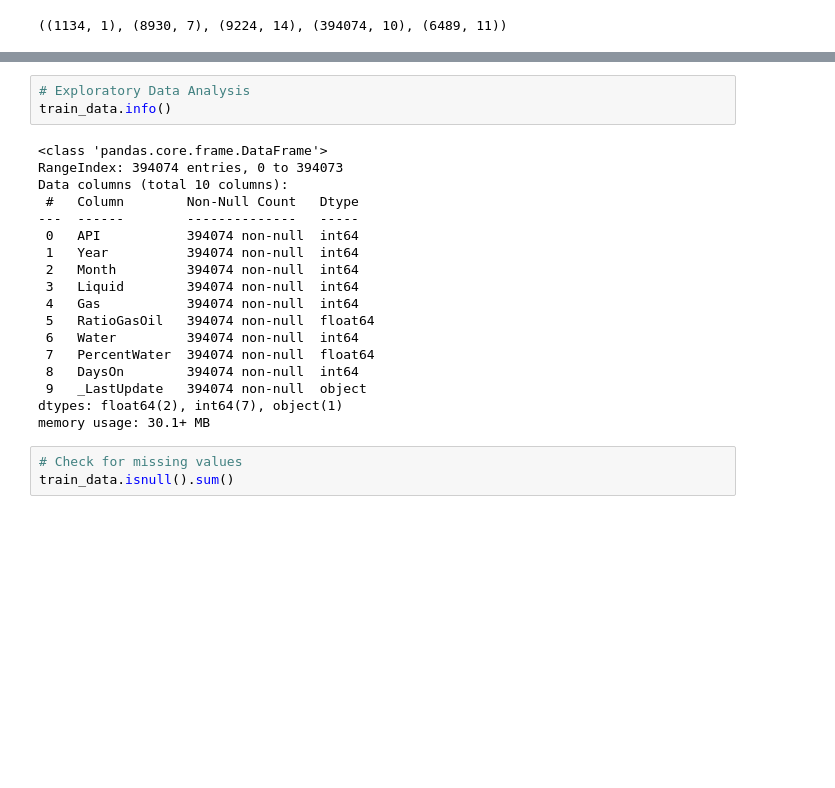
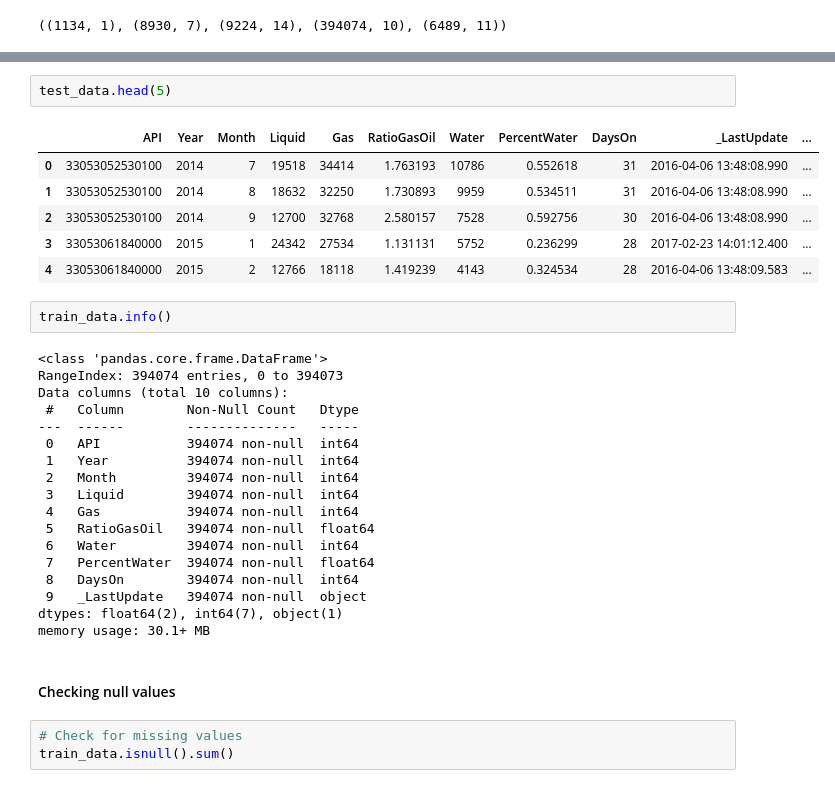
Before and after one commit to Dnbg1982/Oil-Gas-Projects, a Jupyter notebook: Reservoir Engineering/Notebooks/Oil_produc_forecasting.ipynb, the cells around one changed output, grey strips where cells are left out. Cells and saved outputs as stored; diff of their text form; blank space fills up the shorter version.

```diff
--- a/Reservoir Engineering/Notebooks/Oil_produc_forecasting.ipynb
+++ b/Reservoir Engineering/Notebooks/Oil_produc_forecasting.ipynb
@@ -33,24 +36,34 @@ train_data.head()
-# %%
-# Exploratory Data Analysis
-train_data.info()
-# %% [output]
-<class 'pandas.core.frame.DataFrame'>
-RangeIndex: 394074 entries, 0 to 394073
-Data columns (total 10 columns):
- #   Column        Non-Null Count   Dtype
----  ------        --------------   -----
- 0   API           394074 non-null  int64
- 1   Year          394074 non-null  int64
- 2   Month         394074 non-null  int64
- 3   Liquid        394074 non-null  int64
- 4   Gas           394074 non-null  int64
- 5   RatioGasOil   394074 non-null  float64
- 6   Water         394074 non-null  int64
- 7   PercentWater  394074 non-null  float64
- 8   DaysOn        394074 non-null  int64
- 9   _LastUpdate   394074 non-null  object
-dtypes: float64(2), int64(7), object(1)
-memory usage: 30.1+ MB
+# %%
+test_data.head(5)
+# %% [output]
+|  | API | Year | Month | Liquid | Gas | RatioGasOil | Water | PercentWater | DaysOn | _LastUpdate | ... |
+| 0 | 33053052530100 | 2014 | 7 | 19518 | 34414 | 1.763193 | 10786 | 0.552618 | 31 | 2016-04-06 13:48:08.990 | ... |
+| 1 | 33053052530100 | 2014 | 8 | 18632 | 32250 | 1.730893 | 9959 | 0.534511 | 31 | 2016-04-06 13:48:08.990 | ... |
+| 2 | 33053052530100 | 2014 | 9 | 12700 | 32768 | 2.580157 | 7528 | 0.592756 | 30 | 2016-04-06 13:48:08.990 | ... |
+| 3 | 33053061840000 | 2015 | 1 | 24342 | 27534 | 1.131131 | 5752 | 0.236299 | 28 | 2017-02-23 14:01:12.400 | ... |
+| 4 | 33053061840000 | 2015 | 2 | 12766 | 18118 | 1.419239 | 4143 | 0.324534 | 28 | 2016-04-06 13:48:09.583 | ... |
+# %%
+train_data.info()
+# %% [output]
+<class 'pandas.core.frame.DataFrame'>
+RangeIndex: 394074 entries, 0 to 394073
+Data columns (total 10 columns):
+ #   Column        Non-Null Count   Dtype
+---  ------        --------------   -----
+ 0   API           394074 non-null  int64
+ 1   Year          394074 non-null  int64
+ 2   Month         394074 non-null  int64
+ 3   Liquid        394074 non-null  int64
+ 4   Gas           394074 non-null  int64
+ 5   RatioGasOil   394074 non-null  float64
+ 6   Water         394074 non-null  int64
+ 7   PercentWater  394074 non-null  float64
+ 8   DaysOn        394074 non-null  int64
+ 9   _LastUpdate   394074 non-null  object
+dtypes: float64(2), int64(7), object(1)
+memory usage: 30.1+ MB
+# %% [markdown]
+#### Checking null values
 # %%
 # Check for missing values
 train_data.isnull().sum()
```
Also changed, not shown: parts of 18 cells of this notebook.
